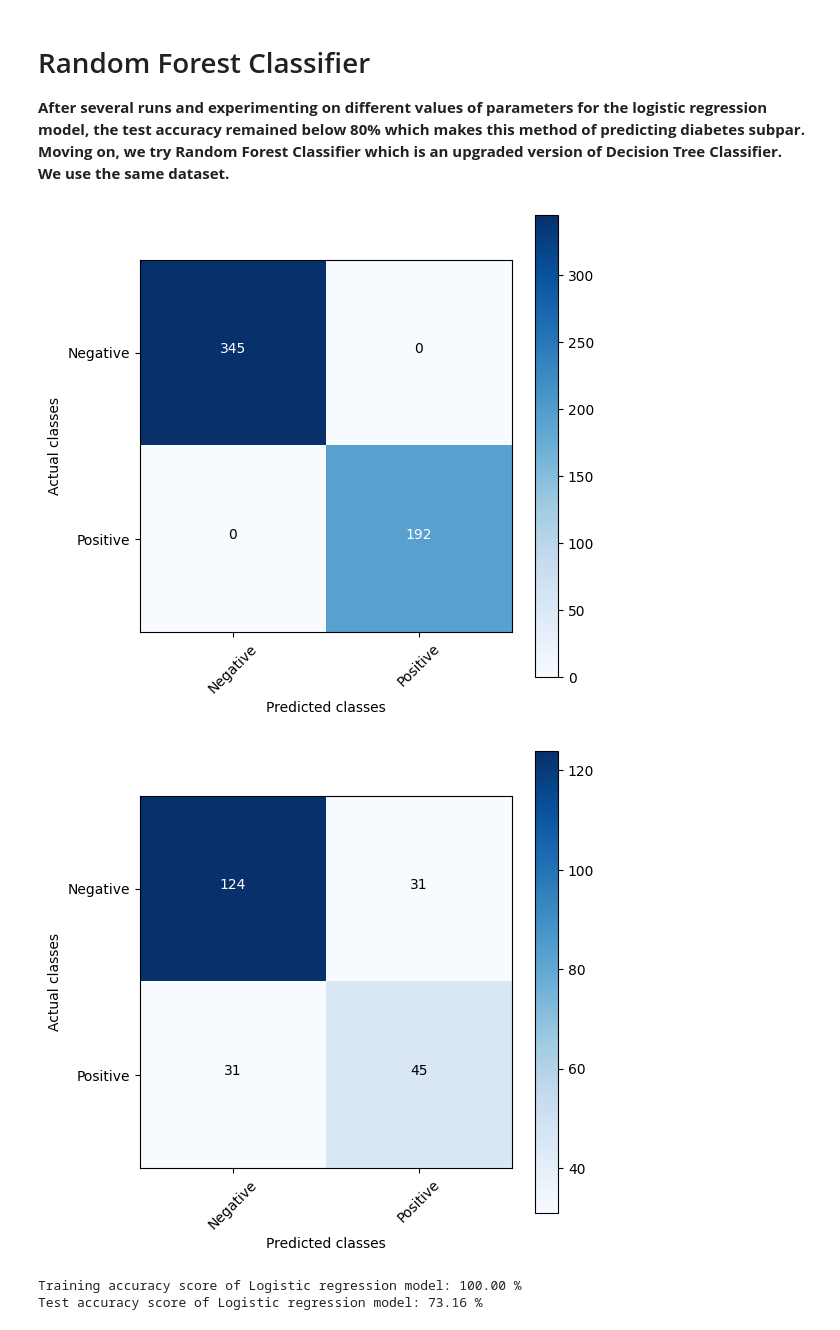
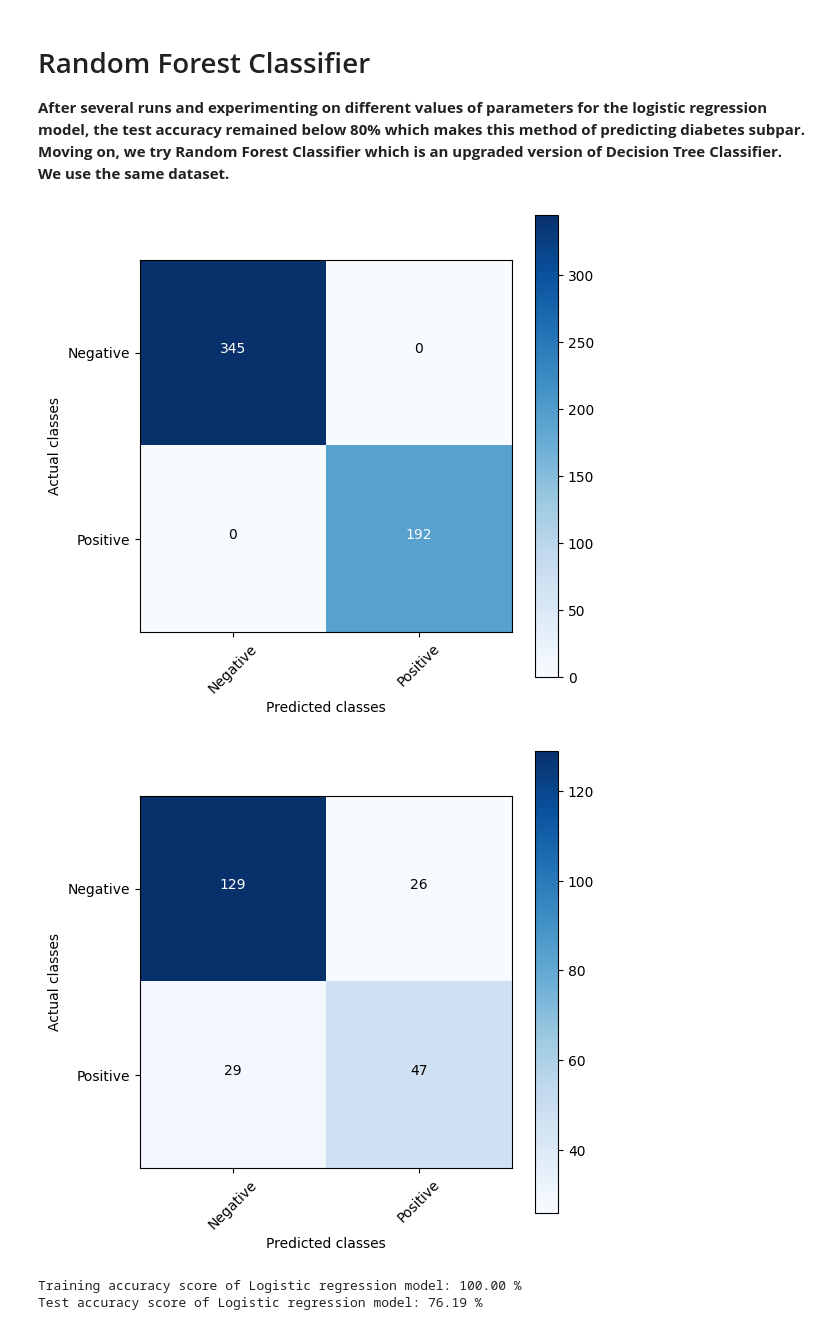
Before and after one commit to aiquiamjot/App_Physics157, a Jupyter notebook: coding project/project.ipynb, the cells around one changed output. Saved outputs shown, nothing was run; the diff lists cells and outputs as text; code cells hidden in the pictures.

```diff
--- a/coding project/project.ipynb
+++ b/coding project/project.ipynb
@@ -222,25 +314,25 @@ Test accuracy score of Logistic regression model: 75.76 %
 # %%
 from sklearn.ensemble import RandomForestClassifier
 
-classifier = RandomForestClassifier(random_state=25)
+classifier = RandomForestClassifier(random_state=12,n_estimators=50)
 classifier.fit(x_train, y_train)
 
 train_score = classifier.score(x_train, y_train)
 test_score = classifier.score(x_test, y_test)
 
 predicts_train = classifier.predict(x_train)
 predicts_test = classifier.predict(x_test)
 
 # creating and plotting confusion matrices
 Cmatrix3 = confusion_matrix(y_train, predicts_train)
 Cmatrix4 = confusion_matrix(y_test, predicts_test)
 plot_cmatrix(Cmatrix3)
 plot_cmatrix(Cmatrix4)
 
 print('\nTraining accuracy score of Logistic regression model:',format(train_score*100,'.2f'),"%")
 print('Test accuracy score of Logistic regression model:',format(test_score*100,'.2f'),"%")
 # %% [output]
 [figure]
-[figure, old version]
+[figure, new version]
 Training accuracy score of Logistic regression model: 100.00 %
-Test accuracy score of Logistic regression model: 73.16 %
+Test accuracy score of Logistic regression model: 76.19 %
```
Also changed, not shown: parts of 8 cells of this notebook, 1 other file.
